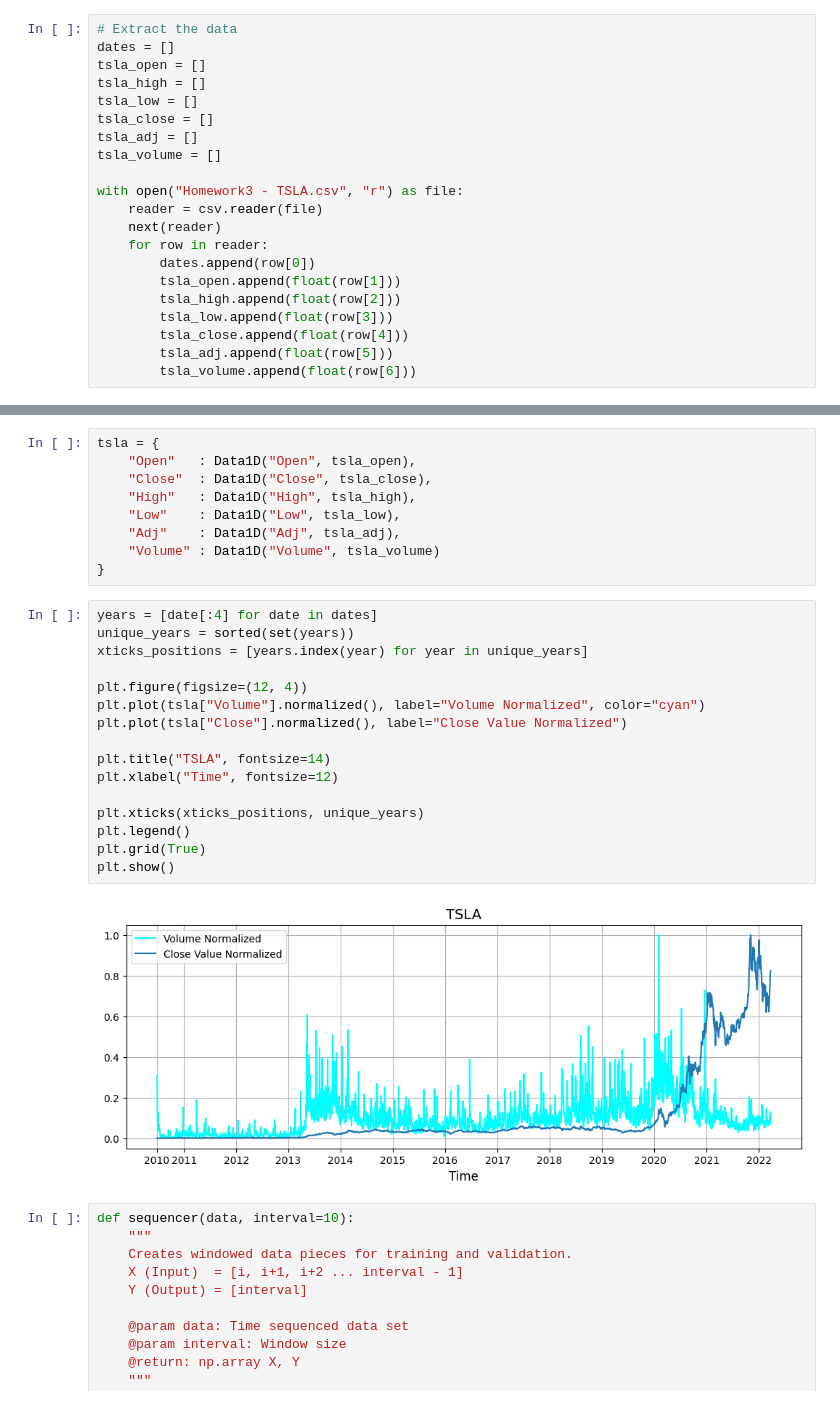
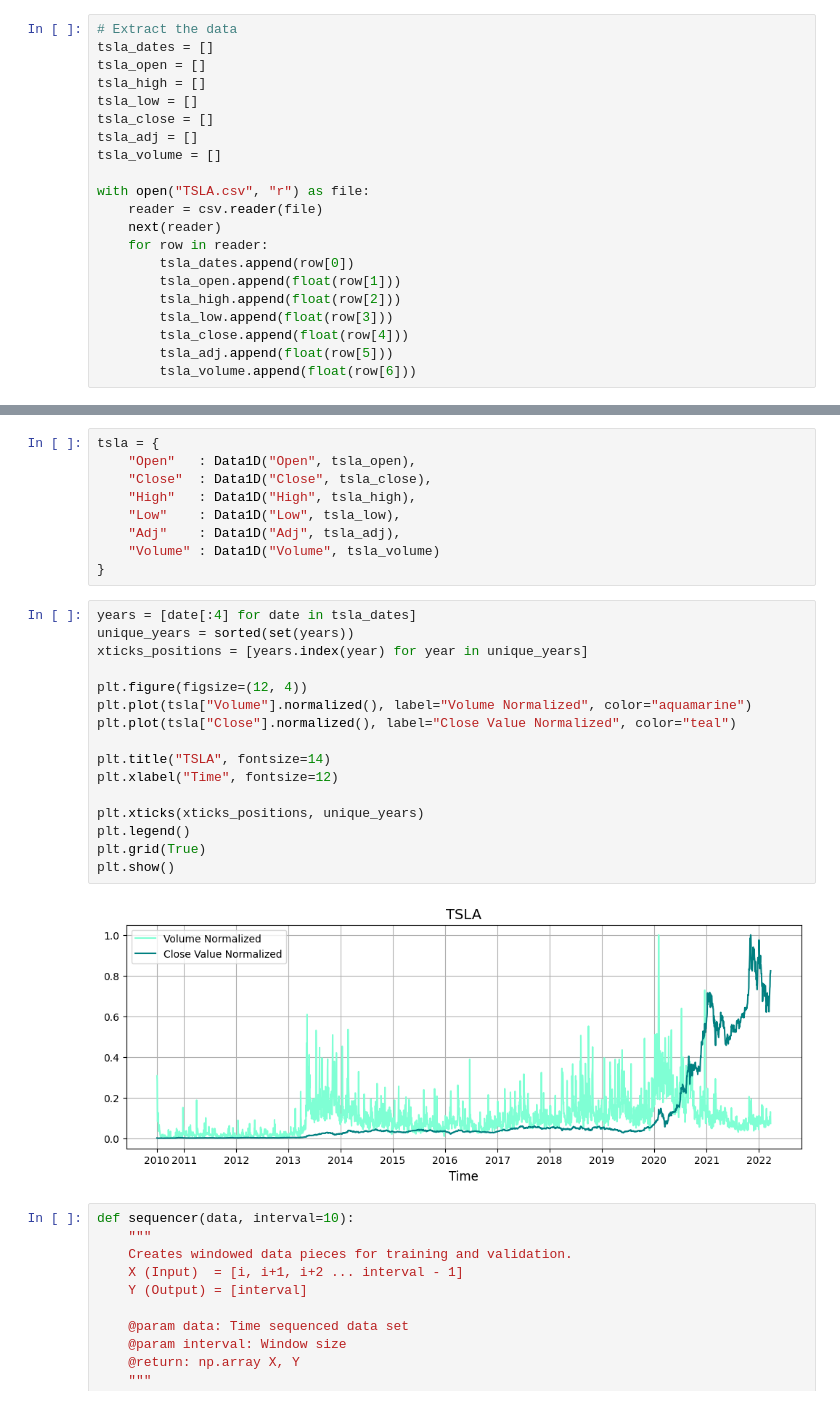
Before and after one commit to Berkin99/DeepLearning, a Jupyter notebook: Homework3/src/Homework3_244201001109_Yilmaz_Berkin.ipynb, the cells around one changed output, grey strips where cells are left out. Drawn from its saved outputs; the diff is of its cells as text.

```diff
--- a/Homework3/src/Homework3_244201001109_Yilmaz_Berkin.ipynb
+++ b/Homework3/src/Homework3_244201001109_Yilmaz_Berkin.ipynb
@@ -15,6 +15,6 @@ from tensorflow.keras import layers, models
 # %%
 # Extract the data
-dates = []
+tsla_dates = []
 tsla_open = []
 tsla_high = []
 tsla_low = []
@@ -22,11 +22,11 @@ tsla_close = []
 tsla_adj = []
 tsla_volume = []
 
-with open("Homework3 - TSLA.csv", "r") as file:
+with open("TSLA.csv", "r") as file:
     reader = csv.reader(file)
     next(reader)
     for row in reader:
-        dates.append(row[0])
+        tsla_dates.append(row[0])
         tsla_open.append(float(row[1]))
         tsla_high.append(float(row[2]))
         tsla_low.append(float(row[3]))
@@ -56,23 +56,23 @@ tsla = {
     "Volume" : Data1D("Volume", tsla_volume)
 }
 # %%
-years = [date[:4] for date in dates]
+years = [date[:4] for date in tsla_dates]
 unique_years = sorted(set(years))
 xticks_positions = [years.index(year) for year in unique_years]
 
 plt.figure(figsize=(12, 4))
-plt.plot(tsla["Volume"].normalized(), label="Volume Normalized", color="cyan")
-plt.plot(tsla["Close"].normalized(), label="Close Value Normalized")
+plt.plot(tsla["Volume"].normalized(), label="Volume Normalized", color="aquamarine")
+plt.plot(tsla["Close"].normalized(), label="Close Value Normalized", color="teal")
 
 plt.title("TSLA", fontsize=14)
 plt.xlabel("Time", fontsize=12)
 
 plt.xticks(xticks_positions, unique_years)
 plt.legend()
 plt.grid(True)
 plt.show()
 # %% [output]
-[figure, old version]
+[figure, new version]
 # %%
 def sequencer(data, interval=10):
     """
```
Also changed, not shown: parts of 11 cells of this notebook, 2 other files.
